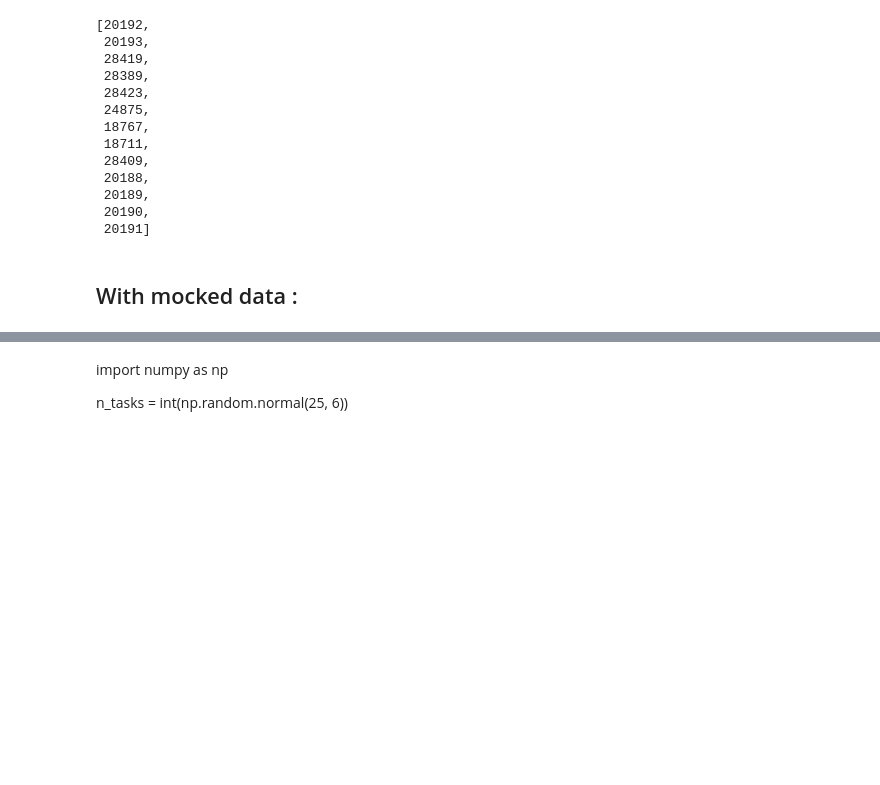
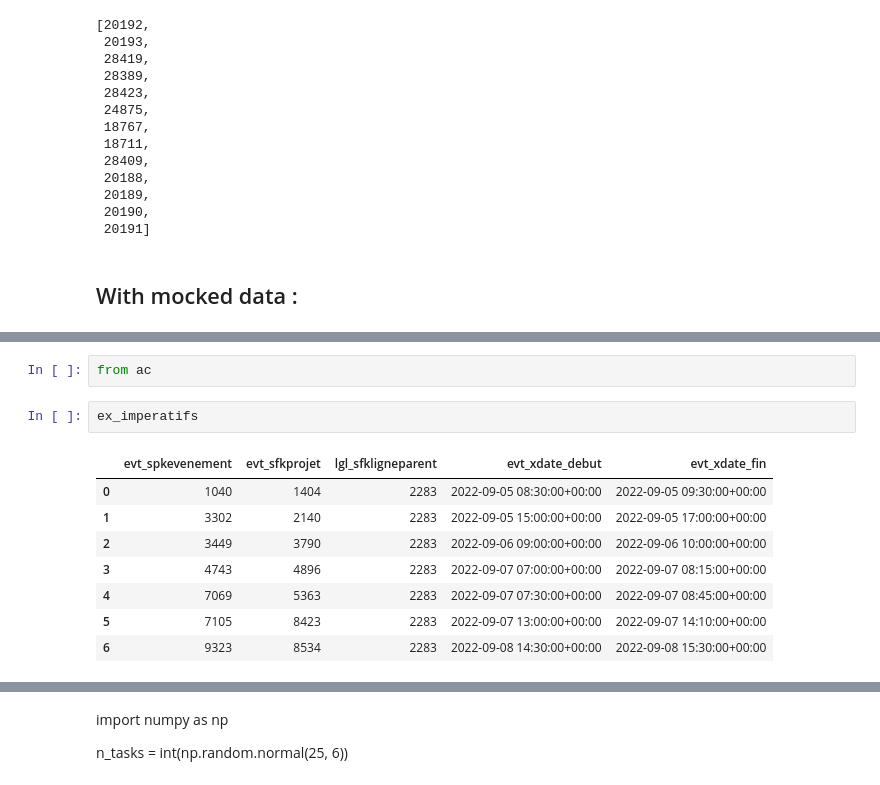
Before and after one commit to antoineperrot/teamber-IA_microservice, a Jupyter notebook: PO_dev.ipynb, the cells around one changed output, grey strips where cells are left out. Saved outputs shown, nothing was run; the diff lists cells and outputs as text; blank space fills up the shorter version.

```diff
--- a/PO_dev.ipynb
+++ b/PO_dev.ipynb
@@ -192,0 +153,13 @@ KeyError: "None of [Int64Index([1002, 1002, 1002, 1248, 1577, 1577, 1577, 3607,
+# %%
+from ac
+# %%
+ex_imperatifs
+# %% [output]
+|  | evt_spkevenement | evt_sfkprojet | lgl_sfkligneparent | evt_xdate_debut | evt_xdate_fin |
+| 0 | 1040 | 1404 | 2283 | 2022-09-05 08:30:00+00:00 | 2022-09-05 09:30:00+00:00 |
+| 1 | 3302 | 2140 | 2283 | 2022-09-05 15:00:00+00:00 | 2022-09-05 17:00:00+00:00 |
+| 2 | 3449 | 3790 | 2283 | 2022-09-06 09:00:00+00:00 | 2022-09-06 10:00:00+00:00 |
+| 3 | 4743 | 4896 | 2283 | 2022-09-07 07:00:00+00:00 | 2022-09-07 08:15:00+00:00 |
+| 4 | 7069 | 5363 | 2283 | 2022-09-07 07:30:00+00:00 | 2022-09-07 08:45:00+00:00 |
+| 5 | 7105 | 8423 | 2283 | 2022-09-07 13:00:00+00:00 | 2022-09-07 14:10:00+00:00 |
+| 6 | 9323 | 8534 | 2283 | 2022-09-08 14:30:00+00:00 | 2022-09-08 15:30:00+00:00 |
```
Also changed, not shown: parts of 44 cells of this notebook, 7 other files.
